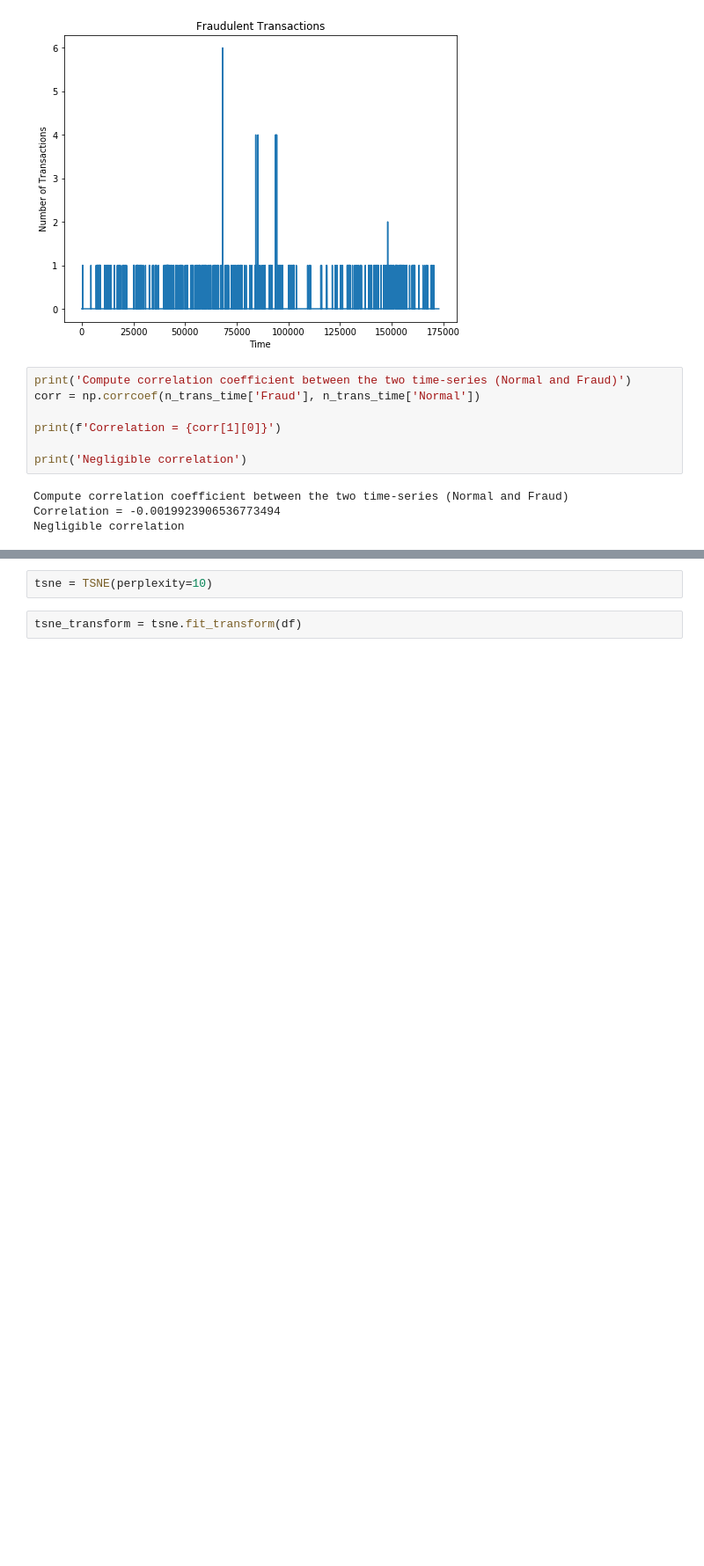
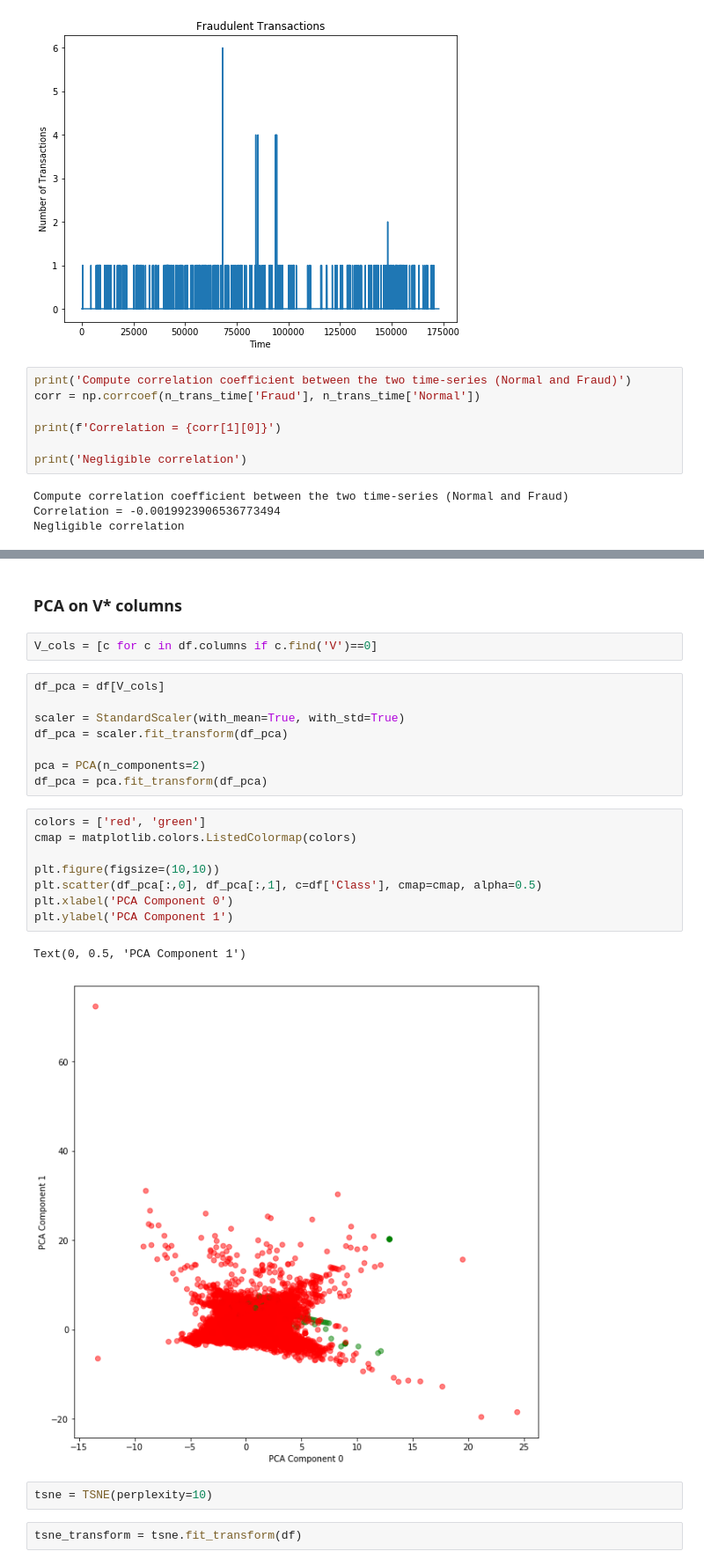
Before and after one commit to TreeinRandomForest/FraudDetectionExample, a Jupyter notebook: Credit Card Fraud Detection.ipynb, the cells around one changed output, grey strips where cells are left out. Shown at 88% size. Drawn from its saved outputs; the diff is of its cells as text; blank space fills up the shorter version.

```diff
--- a/Credit Card Fraud Detection.ipynb
+++ b/Credit Card Fraud Detection.ipynb
@@ -177,3 +173,26 @@ from sklearn.manifold import TSNE
+# %% [markdown]
+### PCA on V* columns
+# %%
+V_cols = [c for c in df.columns if c.find('V')==0]
+# %%
+df_pca = df[V_cols]
+
+scaler = StandardScaler(with_mean=True, with_std=True)
+df_pca = scaler.fit_transform(df_pca)
+
+pca = PCA(n_components=2)
+df_pca = pca.fit_transform(df_pca)
+# %%
+colors = ['red', 'green']
+cmap = matplotlib.colors.ListedColormap(colors)
+
+plt.figure(figsize=(10,10))
+plt.scatter(df_pca[:,0], df_pca[:,1], c=df['Class'], cmap=cmap, alpha=0.5)
+plt.xlabel('PCA Component 0')
+plt.ylabel('PCA Component 1')
+# %% [output]
+Text(0, 0.5, 'PCA Component 1')
+[figure, added]
 # %%
 tsne = TSNE(perplexity=10)
 # %%
```
Also changed, not shown: parts of 15 cells of this notebook.
